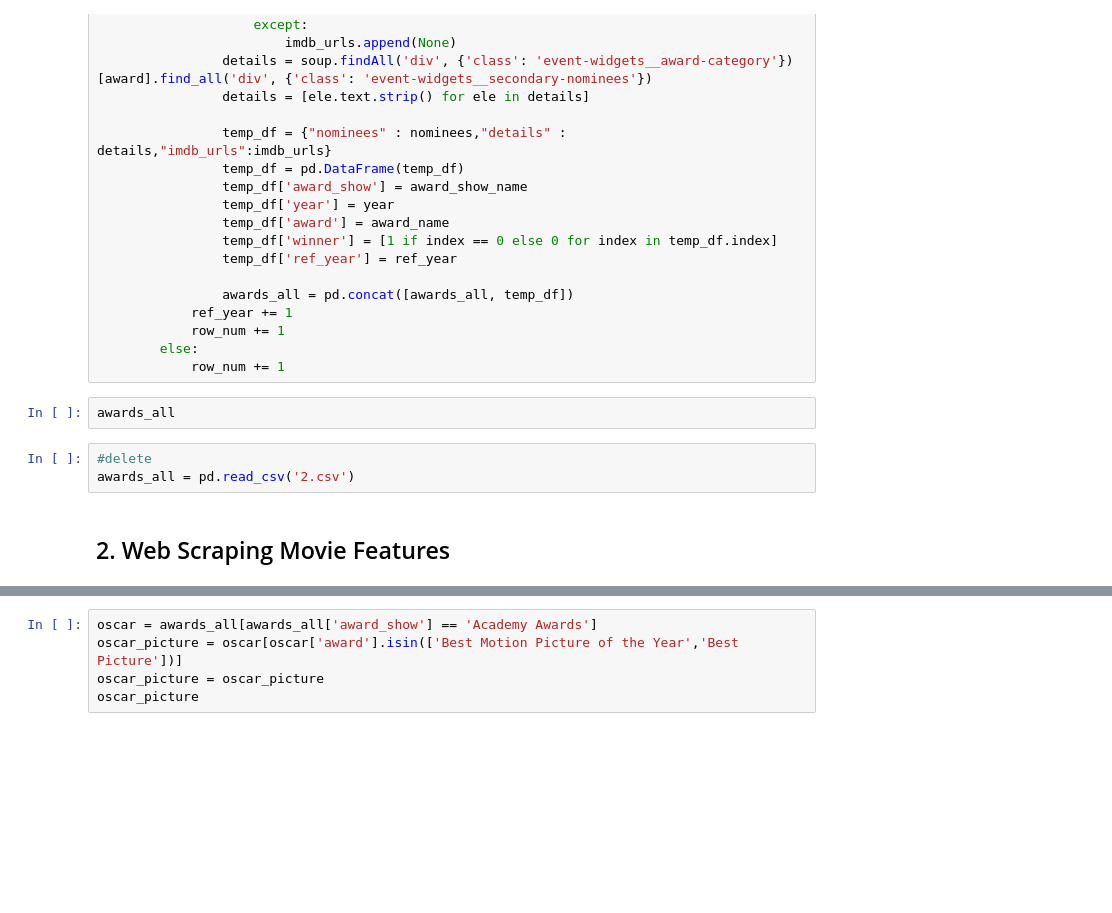
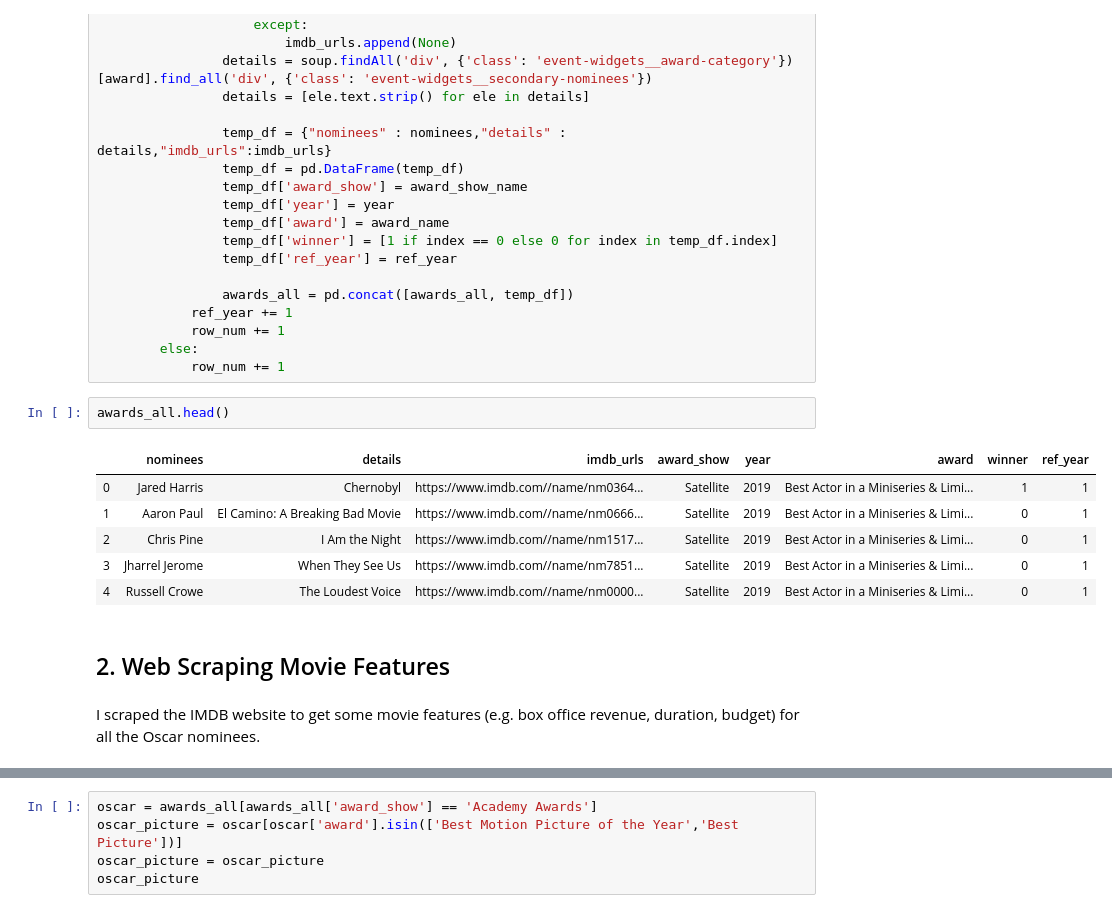
Before and after one commit to jonnohuang/Oscar-Prediction-2020, a Jupyter notebook: notebook/Oscar Prediction 2020 Part I - Web Scraping.ipynb, the cells around one changed output, grey strips where cells are left out. Saved outputs shown, nothing was run; the diff lists cells and outputs as text; blank space fills up the shorter version.

```diff
--- a/notebook/Oscar Prediction 2020 Part I - Web Scraping.ipynb
+++ b/notebook/Oscar Prediction 2020 Part I - Web Scraping.ipynb
@@ -79,9 +95,15 @@ for award_show in range(len(award_show_list)):
         else:
             row_num += 1
 # %%
-awards_all
+awards_all.head()
+# %% [output]
+|  | nominees | details | imdb_urls | award_show | year | award | winner | ref_year |
+| 0 | Jared Harris | Chernobyl | https://www.imdb.com//name/nm0364... | Satellite | 2019 | Best Actor in a Miniseries & Limi... | 1 | 1 |
+| 1 | Aaron Paul | El Camino: A Breaking Bad Movie | https://www.imdb.com//name/nm0666... | Satellite | 2019 | Best Actor in a Miniseries & Limi... | 0 | 1 |
+| 2 | Chris Pine | I Am the Night | https://www.imdb.com//name/nm1517... | Satellite | 2019 | Best Actor in a Miniseries & Limi... | 0 | 1 |
+| 3 | Jharrel Jerome | When They See Us | https://www.imdb.com//name/nm7851... | Satellite | 2019 | Best Actor in a Miniseries & Limi... | 0 | 1 |
+| 4 | Russell Crowe | The Loudest Voice | https://www.imdb.com//name/nm0000... | Satellite | 2019 | Best Actor in a Miniseries & Limi... | 0 | 1 |
-# %%
-#delete
-awards_all = pd.read_csv('2.csv')
 # %% [markdown]
 ## 2. Web Scraping Movie Features
+# %% [markdown]
+I scraped the IMDB website to get some movie features (e.g. box office revenue, duration, budget) for all the Oscar nominees.
```
Also changed, not shown: parts of 42 cells of this notebook.
